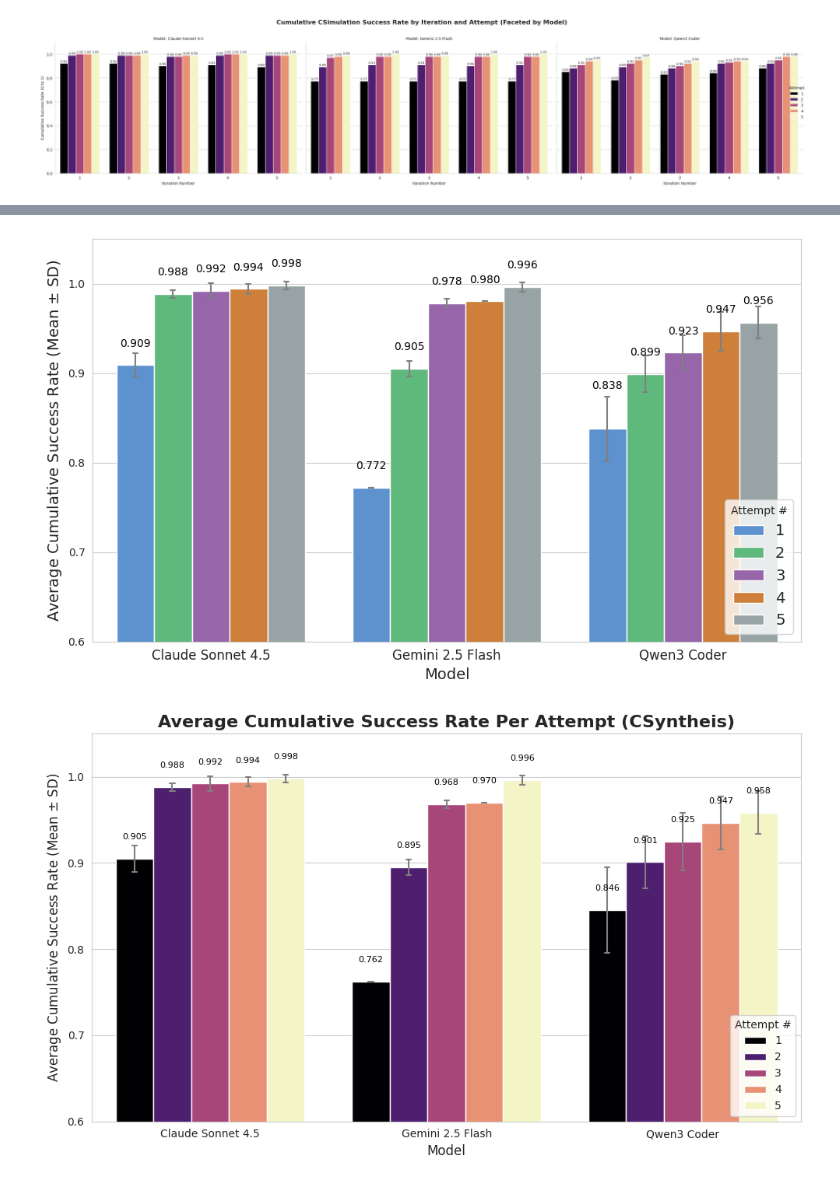
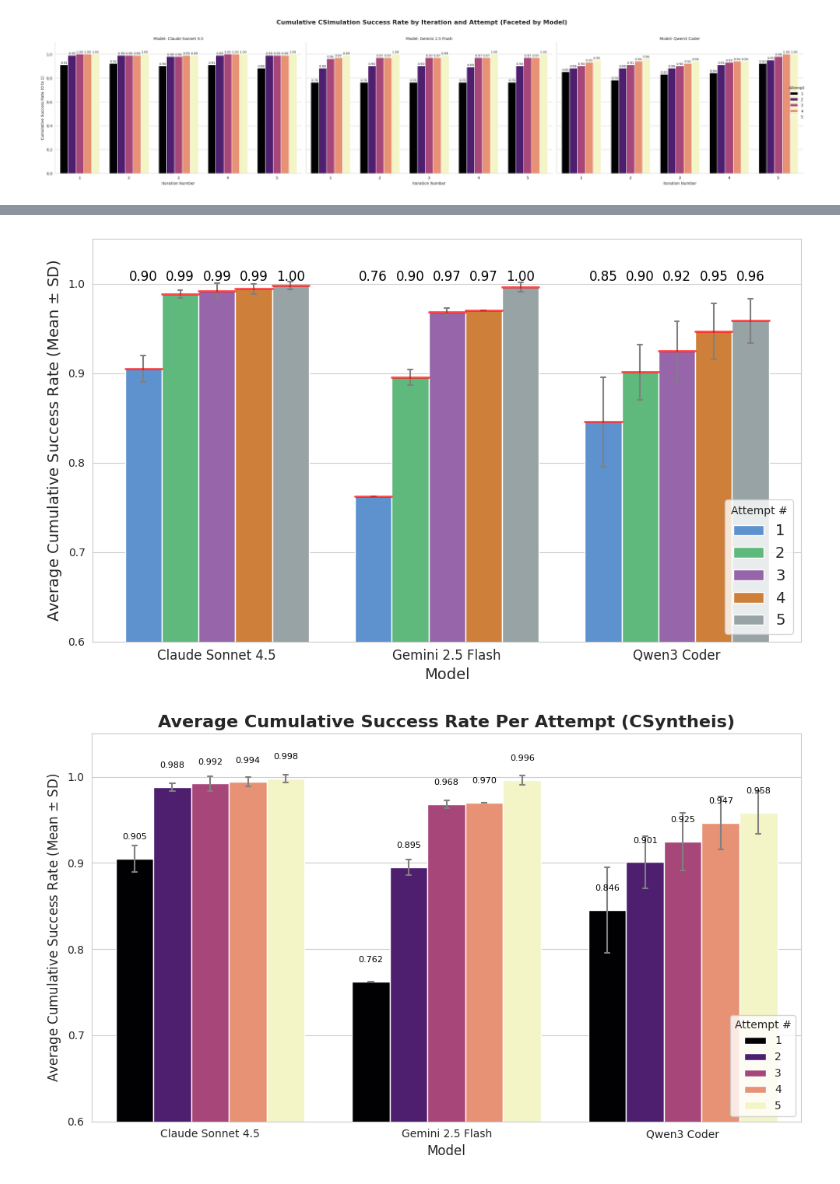
Before and after one commit to byuccl/HLS-FAB, a Jupyter notebook: results/data_analysis/vitis5x5.ipynb, the cells around one changed output, grey strips where cells are left out. Cells and saved outputs as stored; diff of their text form; code cells hidden in the pictures.

```diff
--- a/results/data_analysis/vitis5x5.ipynb
+++ b/results/data_analysis/vitis5x5.ipynb
@@ -11,7 +11,8 @@ from scipy import stats
 import seaborn as sns
 import plotly.express as px
 # %%
-df_norag = pd.read_csv('5x5Data/vitis_5x5_norag.csv')
+df_norag = pd.read_csv('final_data/vitis_5x5.csv')
+# df_norag = pd.read_csv('final_data/dynarapid_5x5.csv')
 # df_rag = pd.read_csv('5x5Data/vitis_5x5_norag.csv')
 
 df_norag = df_norag.sort_values(by=['model', 'run', 'kernel', 'attempt'])
@@ -25,7 +26,16 @@ df_norag['cumulative_synth_success'] = df_norag.groupby(['model', 'run', 'kernel
 full_success_rate_sim = df_norag.groupby(['model', 'run', 'attempt'])['cumulative_sim_success'].mean().reset_index()
 full_success_rate_synth = df_norag.groupby(['model', 'run', 'attempt'])['cumulative_synth_success'].mean().reset_index()
 
+df_norag_dyna = pd.read_csv('final_data/dynarapid_5x5.csv')
+df_norag_dyna['model'] = df_norag_dyna['model'].str.split('/').str[-1]
+df_norag_dyna['csim_success'] = (df_norag_dyna['matched'] == 'match').astype(int)
+df_norag_dyna['cumulative_sim_success'] = df_norag_dyna.groupby(['model', 'run', 'kernel'])['csim_success'].cummax()
+df_norag_dyna['csynth_success'] = (df_norag_dyna['has_dcp'] == True).astype(int)
+df_norag_dyna['cumulative_synth_success'] = df_norag_dyna.groupby(['model', 'run', 'kernel'])['csynth_success'].cummax()
 
+full_success_rate_sim_dyna = df_norag_dyna.groupby(['model', 'run', 'attempt'])['cumulative_sim_success'].mean().reset_index()
+full_success_rate_synth_dyna = df_norag_dyna.groupby(['model', 'run', 'attempt'])['cumulative_synth_success'].mean().reset_index()
+# print(full_success_rate_synth_dyna)
 # Rename the column for clarity
 full_success_rate_sim.rename(
     columns={'cumulative_sim_success': 'Pass@K Simulation Success Rate'},
@@ -64,7 +74,7 @@ anyrun['anyrun_cummax_csim'] = anyrun.groupby(['model', 'kernel'])['anyrun_max_c
 anyrun['anyrun_cummax_csynth'] = anyrun.groupby(['model', 'kernel'])['anyrun_max_csynth'].cummax()
 pass_at_k_anyrun_sim = anyrun.groupby(['model', 'attempt'])['anyrun_cummax_csim'].mean().reset_index()
 pass_at_k_anyrun_synth = anyrun.groupby(['model', 'attempt'])['anyrun_cummax_csynth'].mean().reset_index()
-
+print(pass_at_k_anyrun_synth)
 
 # run1_average_csim_success =
 print("✅ Calculated Average CSynth Success Rate per Model, Iteration, and Attempt:")
@@ -95,9 +121,9 @@ sns.set_style("whitegrid")
 
 # Create the faceted bar plot
 g = sns.catplot(
-    data=full_success_rate_sim,
+    data=full_success_rate_synth,
     x='run',
-    y='Pass@K Simulation Success Rate',
+    y='Pass@K Synthesis Success Rate',
     hue='attempt',
     col='model', # Separate plot for each model
     kind='bar',
@@ -153,47 +246,51 @@ plt.figure(figsize=(10, 6))
 
 # Use barplot:
 ax = sns.barplot(
-    data=full_success_rate_sim,
+    data=full_success_rate_synth,
     x='model',
-    y='Pass@K Simulation Success Rate',
+    y='Pass@K Synthesis Success Rate',
     hue='attempt',           # Key: Plots separate, grouped bars for each model
     errorbar='sd',         # Key: Calculates and displays the Standard Deviation (whiskers)
     err_kws={'color': 'gray', 'linewidth': 1.5},
     capsize=0.1,           # Adds small caps to the whiskers for clarity
     palette=trial_colors      # Use a distinct color palette
 )
+# print(pass_at_k_anyrun_synth)
+pass_at_k_anyrun_synth['model'] = pass_at_k_anyrun_synth['model'].map(model_names)
+# print(pass_at_k_anyrun_synth)
+models = pass_at_k_anyrun_synth['model'].unique()
+# print(models)
+for p in ax.patches:
+    # Get the mean value (height of the bar)
+    height = p.get_height()
+    print(p)
+    if height > 0:
+        ax.annotate(
+            f'{height:.2f}',
+            xy=(p.get_x() + p.get_width() / 2, 1.0),
+            ha='center',
+            va='bottom',
+            fontsize=12,
+            color='black'
+        )
+        # for model in models:
+        #     agg = pass_at_k_anyrun_synth[pass_at_k_anyrun_synth['model'] == model]
+        #     # print(agg)
+        # # Get bar position and width for horizontal line
+        # bar_center_x = p.get_x() + p.get_width() / 2
+        # bar_width = p.get_width()
+
+        # # # Draw horizontal red line across the bar
+        # ax.plot(
+        #     [p.get_x(), p.get_x() + bar_width],
+        #     [height, height],
+        #     'r-',
+        #     linewidth=2,
+        #     alpha=0.7,
+        #     zorder=2
+        # )
 
 
-for p in ax.patches:
-    # Get the mean value (height of the bar)
-    mean_value = p.get_height()
-
-    # Only annotate if the bar has a non-zero height
-    if mean_value > 0:
-        if mean_value > .8 and mean_value < .84:
-            ax.annotate(
-                f'{mean_value:.3f}',  # Format the mean to three decimal places
-                # Position the text: centered horizontally, slightly above the bar
-                (p.get_x() + p.get_width() / 2., mean_value),
-                ha='center',
-                va='center',
-                xytext=(0, 40), # Slight offset above the bar (increased from 5 to 10 for better visibility above the whisker cap)
-                textcoords='offset points',
-                fontsize=10,
-                color='black'
-            )
-        else:
-            ax.annotate(
-                f'{mean_value:.3f}',  # Format the mean to three decimal places
-                # Position the text: centered horizontally, slightly above the bar
-                (p.get_x() + p.get_width() / 2., mean_value),
-                ha='center',
-                va='center',
-                xytext=(0, 20), # Slight offset above the bar (increased from 5 to 10 for better visibility above the whisker cap)
-                textcoords='offset points',
-                fontsize=10,
-                color='black'
-            )
 
 # --- Add Labels and Title ---
 # plt.title(
@@ -210,6 +307,6 @@ plt.legend(title='Attempt #', loc='lower right', fontsize=14)
 plt.ylim(.6, 1.05)
 
 plt.tight_layout()
-plt.savefig("average_success_by_model.pdf")
+plt.savefig("average_success_npu_vitis.pdf")
 plt.show()
 # %% [output]
@@ -216,4 +333,4 @@ plt.show()
-[figure, old version]
+[figure, new version]
 # %%
 # Set a clean plotting style
 sns.set_style("whitegrid")
```
Also changed, not shown: parts of 4 cells of this notebook, 2 other files.
